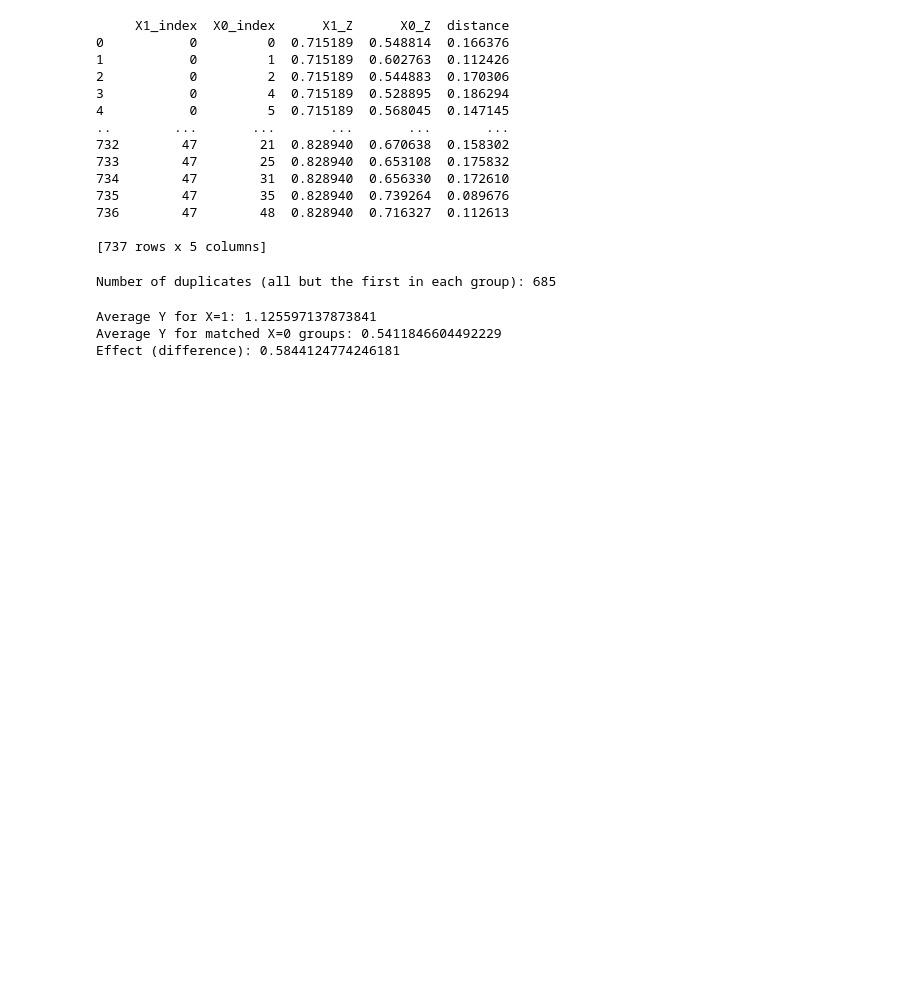
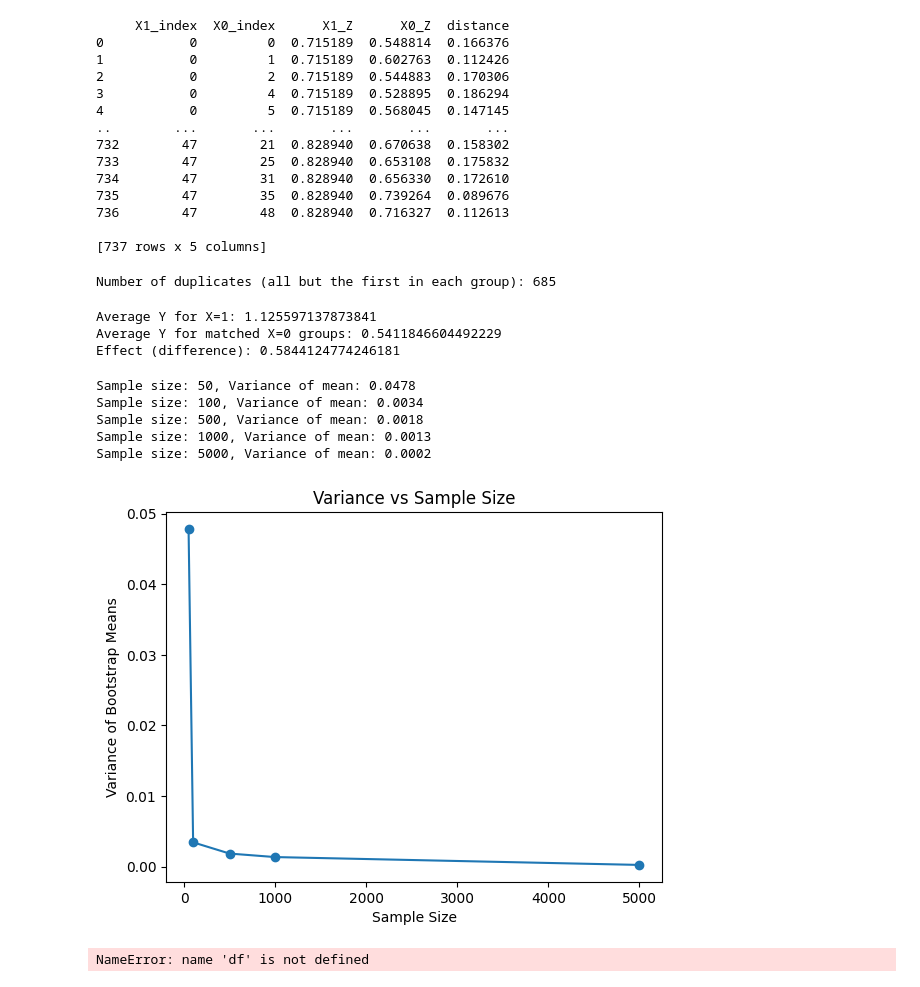
Before and after one commit to luanbui/DX702-mod-6, a Jupyter notebook: coding_quiz_1.ipynb, the cells around one changed output. Drawn from its saved outputs; the diff is of its cells as text; code cells hidden in the pictures; blank space fills up the shorter version.

```diff
--- a/coding_quiz_1.ipynb
+++ b/coding_quiz_1.ipynb
@@ -259,3 +259,70 @@ print('Effect (difference):', effect)
 Average Y for X=1: 1.125597137873841
 Average Y for matched X=0 groups: 0.5411846604492229
 Effect (difference): 0.5844124774246181
+# %%
+import numpy as np
+import matplotlib.pyplot as plt
+
+def bootstrap_pareto_variance(sample_size, n_bootstrap=1000, shape=2.5):
+    # Generate original sample from Pareto distribution
+    original_sample = np.random.pareto(shape, sample_size)
+    bootstrap_means = []
+
+    # Perform bootstrap resampling
+    for _ in range(n_bootstrap):
+        bootstrap_sample = np.random.choice(original_sample, size=sample_size, replace=True)
+        bootstrap_means.append(np.mean(bootstrap_sample))
+
+    return np.var(bootstrap_means)
+
+# Test with different sample sizes
+sample_sizes = [50, 100, 500, 1000, 5000]
+variances = []
+
+for size in sample_sizes:
+    var = bootstrap_pareto_variance(size)
+    variances.append(var)
+    print(f"Sample size: {size}, Variance of mean: {var:.4f}")
+
+# Plot results
+plt.plot(sample_sizes, variances, marker='o')
+plt.xlabel('Sample Size')
+plt.ylabel('Variance of Bootstrap Means')
+plt.title('Variance vs Sample Size')
+plt.show()
+# %% [output]
+Sample size: 50, Variance of mean: 0.0478
+Sample size: 100, Variance of mean: 0.0034
+Sample size: 500, Variance of mean: 0.0018
+Sample size: 1000, Variance of mean: 0.0013
+Sample size: 5000, Variance of mean: 0.0002
+[figure, added]
+# %%
+# Method 2: Stratified by W (Conditional on W)
+import pandas as pd
+import numpy as np
+
+# Create bins for W (narrow ranges)
+n_bins = 20
+df['W_bin'] = pd.qcut(df['W'], q=n_bins, labels=False, duplicates='drop')
+
+# Calculate effect within each stratum
+stratum_effects = []
+for bin_num in df['W_bin'].unique():
+    stratum_data = df[df['W_bin'] == bin_num]
+
+    # Need both Z=0 and Z=1 in the stratum
+    if stratum_data['Z'].nunique() == 2:
+        stratum_z1 = stratum_data[stratum_data['Z'] == 1]
+        stratum_z0 = stratum_data[stratum_data['Z'] == 0]
+
+        Y_diff = stratum_z1['Y'].mean() - stratum_z0['Y'].mean()
+        X_diff = stratum_z1['X'].mean() - stratum_z0['X'].mean()
+
+        if abs(X_diff) > 0.001:
+            stratum_effects.append(Y_diff / X_diff)
+
+# Average effects across strata
+stratified_effect = np.mean(stratum_effects)
+# %% [output]
+NameError: name 'df' is not defined
```
Also changed, not shown: 4 other files.
